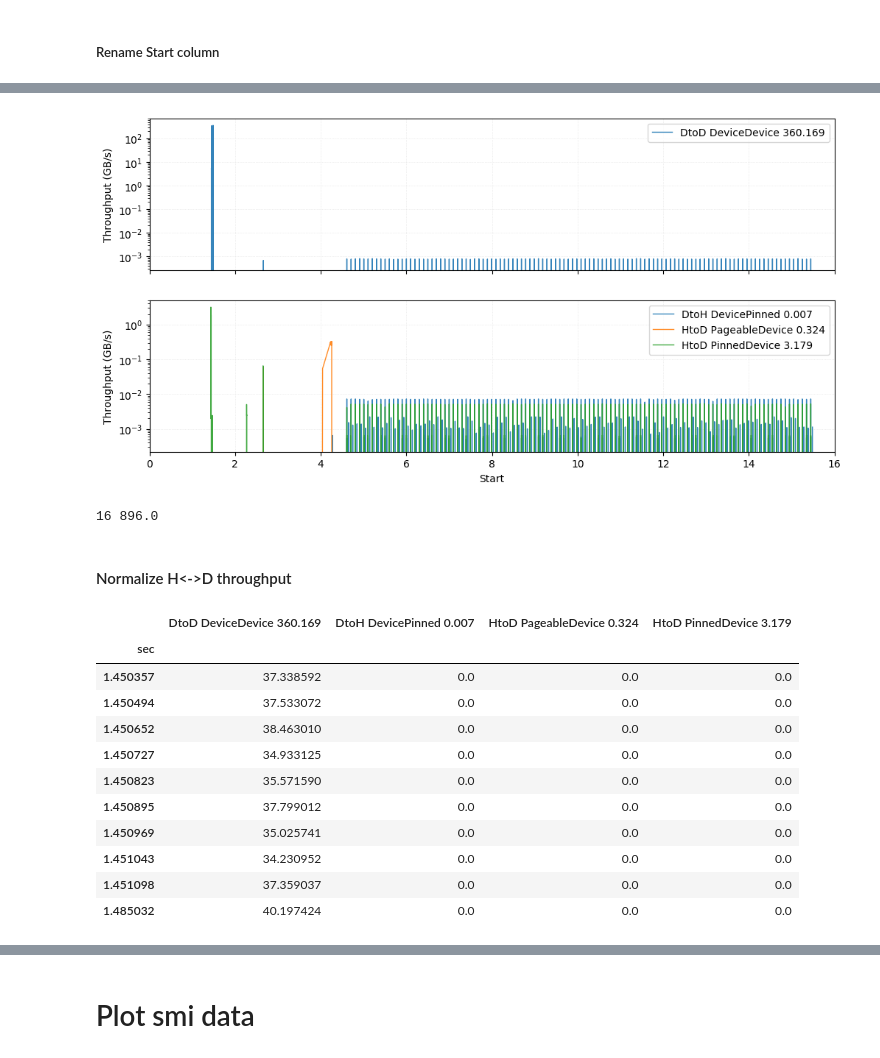
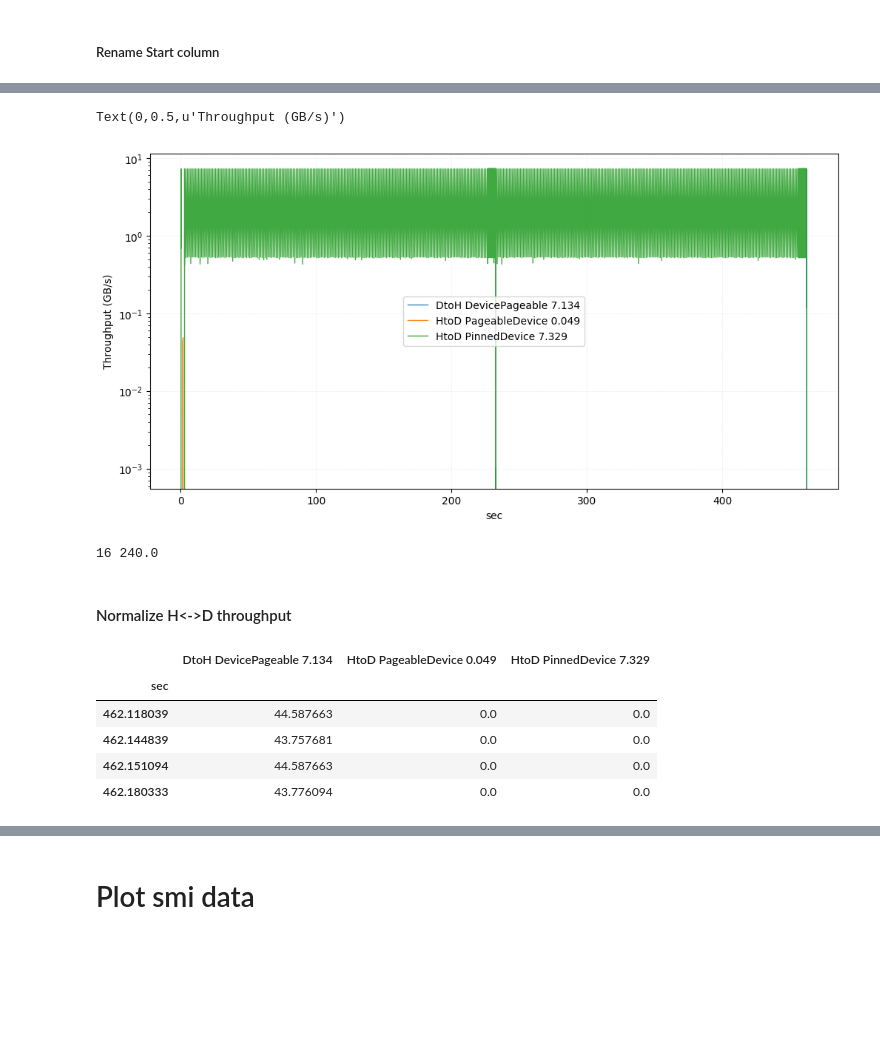
Before and after one commit to pyotr777/mlbenchmarks, a Jupyter notebook: combine_profiles/Combined profile Chainer on K80.ipynb, the cells around one changed output, grey strips where cells are left out. Cells and saved outputs as stored; diff of their text form; code cells hidden in the pictures; blank space fills up the shorter version.

Commit message:
Rerun and compared combined profiles of TFHP and Chainer. Chainer is not using device global memory.

```diff
--- a/combine_profiles/Combined profile Chainer on K80.ipynb
+++ b/combine_profiles/Combined profile Chainer on K80.ipynb
@@ -176,9 +183,13 @@ dh.iloc[:3,]
 # %%
-plt.rcParams['figure.figsize'] = 12,10
-fig, axarr = plt.subplots(2,1)
-dd.boxplot(column="Throughput",by="FullName",ax=axarr[0],vert=False)
-dh.boxplot(column="Throughput",by="FullName",ax=axarr[1],vert=False)
-ax = plt.gca()
-ax.set_xlabel('Throughput (GB/s)')
+plt.rcParams['figure.figsize'] = 8,5
+fig, ax = plt.subplots(1,1)
+plot = dh.boxplot(column="Throughput",by="FullName",ax=ax,vert=False,fontsize=10)
+# Print all plot properties
+#prop = plot.properties()
+#print type(prop)
+#for key,val in prop.iteritems():
+#    print key,"=",val
+ax.set_xlabel('Throughput (GB/s)',size=10)
+ax.set_title("")
 plt.show()
 # %% [output]
@@ -186,10 +197,3 @@ plt.show()
-# %%
-plt.rcParams['figure.figsize'] = 12,10
-fig, axarr = plt.subplots(2,1)
-dd.plot(column="Throughput",by="FullName",ax=axarr[0],vert=False)
-dh.plot(column="Throughput",by="FullName",ax=axarr[1],vert=False)
-ax = plt.gca()
-ax.set_xlabel('Throughput (GB/s)')
 # %%
 # Convert unique values in column "FullName" to new columns
 def mergeColumnNames(df_org):
@@ -247,29 +242,27 @@ dh.iloc[:3]
 # %%
 plt.rcParams['figure.figsize'] = 12,6
-fig, axarr = plt.subplots(2,sharex=True)
-dd.plot(linewidth=1,alpha=0.9,ax = axarr[0],logy=True)
-dh.plot(linewidth=1,alpha=0.9,ax = axarr[1],logy=True)
-for ax in axarr:
-    ax.xaxis.grid(color="#e0e0e0", linestyle=":",linewidth=0.5)
-    ax.yaxis.grid(color="#e0e0e0", linestyle=":",linewidth=0.5)
-    ax.set_ylabel('Throughput (GB/s)')
-    ax.set_xlim(0,16)
+dh.plot(linewidth=1,alpha=0.9,logy=True)
+ax = plt.gca()
+ax.xaxis.grid(color="#e0e0e0", linestyle=":",linewidth=0.5)
+ax.yaxis.grid(color="#e0e0e0", linestyle=":",linewidth=0.5)
+ax.set_ylabel('Throughput (GB/s)')
 # %% [output]
+Text(0,0.5,u'Throughput (GB/s)')
-[figure, old version]
+[figure, new version]
 # %%
 # PCI express x3 bandwidth
 PCI3_band = 16 # GB/s
 # %%
 # Device DRAM bandwidth
 # Memory clock rate
-GHz=1.75
+GHz=5
 # Interface width
-bit=4096
+bit=384
 
 DRAM_GBs=(GHz * 1e9 * (bit/8)) / 1e9
 print PCI3_band, DRAM_GBs
 # %% [output]
-16 896.0
+16 240.0
 # %% [markdown]
 #### Normalize H<->D throughput
 # %%
@@ -302,20 +295,14 @@ def normalize_df(x,max = 16):
         return x
 
 
-norm.iloc[:,2:] = norm.iloc[:,1:].apply(normalize_df, max = PCI3_band)
-norm.iloc[:,0] = norm.iloc[:,0].apply(normalize_df, max = DRAM_GBs)
-norm[df_throughput.iloc[:,0] > 300]
+norm.iloc[:,:] = norm.iloc[:,:].apply(normalize_df, max = PCI3_band)
+#norm.iloc[:,0] = norm.iloc[:,0].apply(normalize_df, max = DRAM_GBs)
+norm[df_throughput.iloc[:,0] > 7]
 # %% [output]
-|  | DtoD DeviceDevice 360.169 | DtoH DevicePinned 0.007 | HtoD PageableDevice 0.324 | HtoD PinnedDevice 3.179 |
-| sec |  |  |  |  |
-| 1.450357 | 37.338592 | 0.0 | 0.0 | 0.0 |
-| 1.450494 | 37.533072 | 0.0 | 0.0 | 0.0 |
-| 1.450652 | 38.463010 | 0.0 | 0.0 | 0.0 |
-| 1.450727 | 34.933125 | 0.0 | 0.0 | 0.0 |
-| 1.450823 | 35.571590 | 0.0 | 0.0 | 0.0 |
-| 1.450895 | 37.799012 | 0.0 | 0.0 | 0.0 |
-| 1.450969 | 35.025741 | 0.0 | 0.0 | 0.0 |
-| 1.451043 | 34.230952 | 0.0 | 0.0 | 0.0 |
-| 1.451098 | 37.359037 | 0.0 | 0.0 | 0.0 |
-| 1.485032 | 40.197424 | 0.0 | 0.0 | 0.0 |
+|  | DtoH DevicePageable 7.134 | HtoD PageableDevice 0.049 | HtoD PinnedDevice 7.329 |
+| sec |  |  |  |
+| 462.118039 | 44.587663 | 0.0 | 0.0 |
+| 462.144839 | 43.757681 | 0.0 | 0.0 |
+| 462.151094 | 44.587663 | 0.0 | 0.0 |
+| 462.180333 | 43.776094 | 0.0 | 0.0 |
 # %%
```
Also changed, not shown: parts of 23 cells of this notebook, 1 other file.
